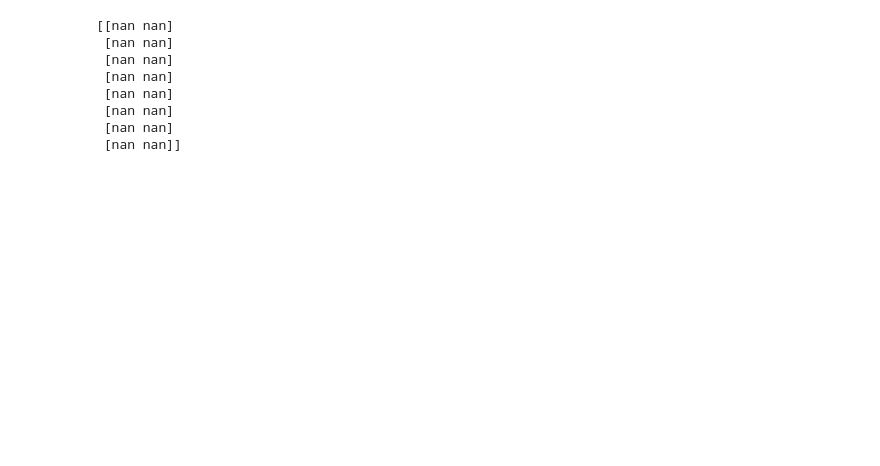
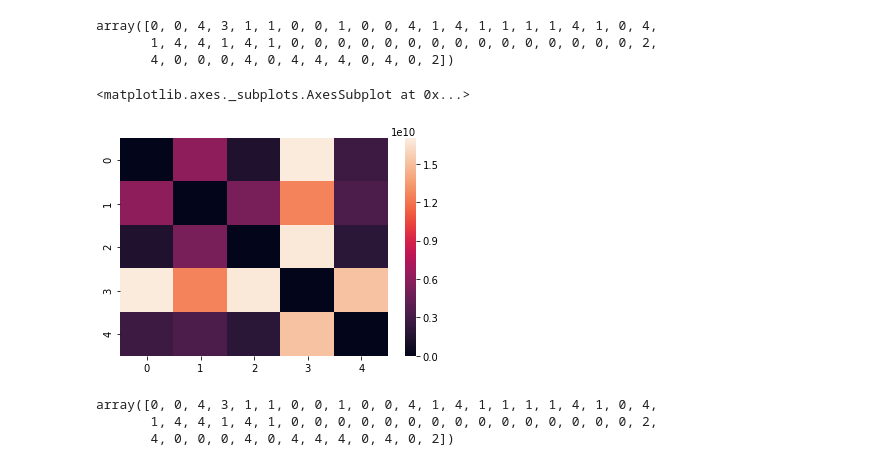
Before and after one commit to piovere/cs528p2, a Jupyter notebook: notebooks/04-jpowersl-K_means_clustering.ipynb, the cells around one changed output. Saved outputs shown, nothing was run; the diff lists cells and outputs as text; code cells hidden in the pictures; blank space fills up the shorter version.

```diff
--- a/notebooks/04-jpowersl-K_means_clustering.ipynb
+++ b/notebooks/04-jpowersl-K_means_clustering.ipynb
@@ -113,15 +26,23 @@ def calc_dist(seeds, row):
-# %%
-for sample in a:
-    for i in range(k):
-        s = seeds[i]
-        distances[:, i] = calc_dist(s, a)
-print(distances)
-# %% [output]
-[[nan nan]
- [nan nan]
- [nan nan]
- [nan nan]
- [nan nan]
- [nan nan]
- [nan nan]
- [nan nan]]
+# %%
+df_num = df.select_dtypes(exclude=['object'])
+# %%
+km = KMeans()
+# %%
+km.fit(df_num.values, k=5, num_starts=10)
+# %%
+km.predict(df_num.values)
+# %% [output]
+array([0, 0, 4, 3, 1, 1, 0, 0, 1, 0, 0, 4, 1, 4, 1, 1, 1, 1, 4, 1, 0, 4,
+       1, 4, 4, 1, 4, 1, 0, 0, 0, 0, 0, 0, 0, 0, 0, 0, 0, 0, 0, 0, 0, 2,
+       4, 0, 0, 0, 4, 0, 4, 4, 4, 0, 4, 0, 2])
+# %%
+sns.heatmap(km.intercluster_distance())
+# %% [output]
+<matplotlib.axes._subplots.AxesSubplot at 0x...>
+[figure, added]
+# %%
+km.predict(df_num.values)
+# %% [output]
+array([0, 0, 4, 3, 1, 1, 0, 0, 1, 0, 0, 4, 1, 4, 1, 1, 1, 1, 4, 1, 0, 4,
+       1, 4, 4, 1, 4, 1, 0, 0, 0, 0, 0, 0, 0, 0, 0, 0, 0, 0, 0, 0, 0, 2,
+       4, 0, 0, 0, 4, 0, 4, 4, 4, 0, 4, 0, 2])
```
Also changed, not shown: parts of 19 cells of this notebook, 1 other file.
